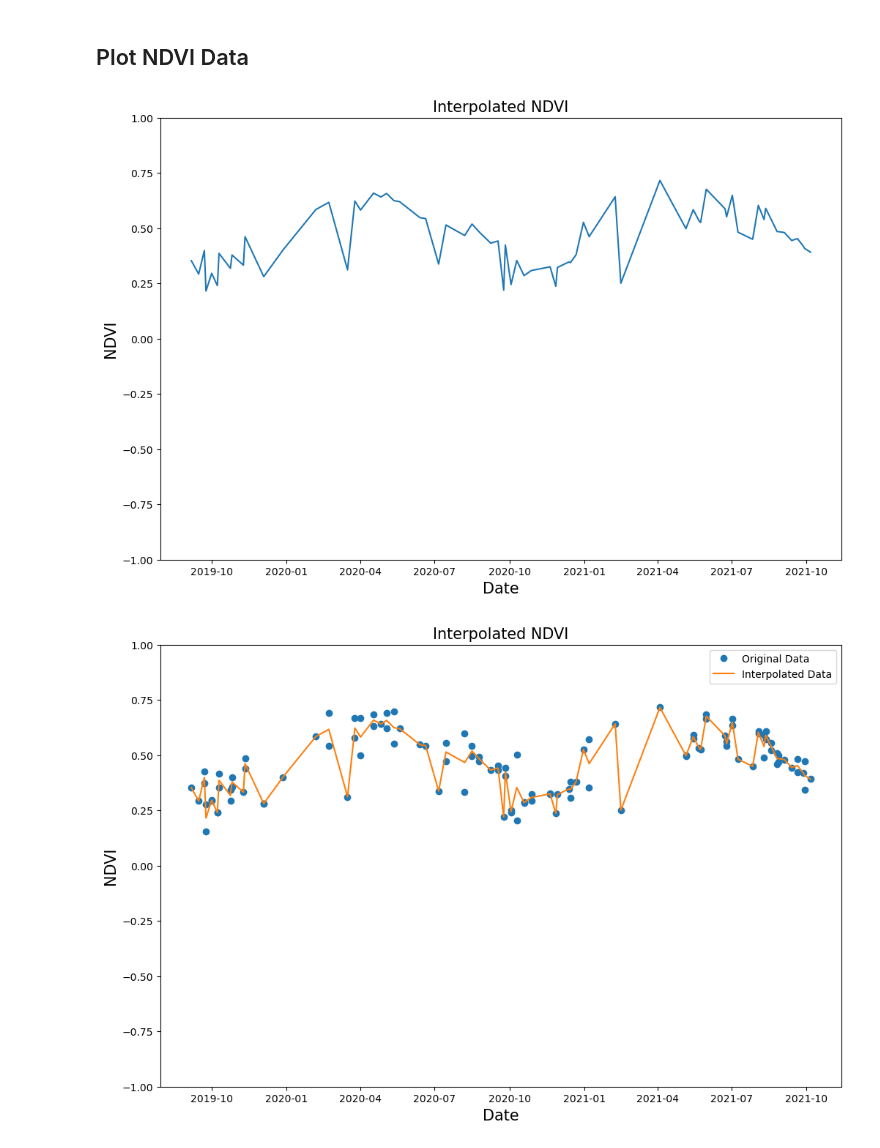
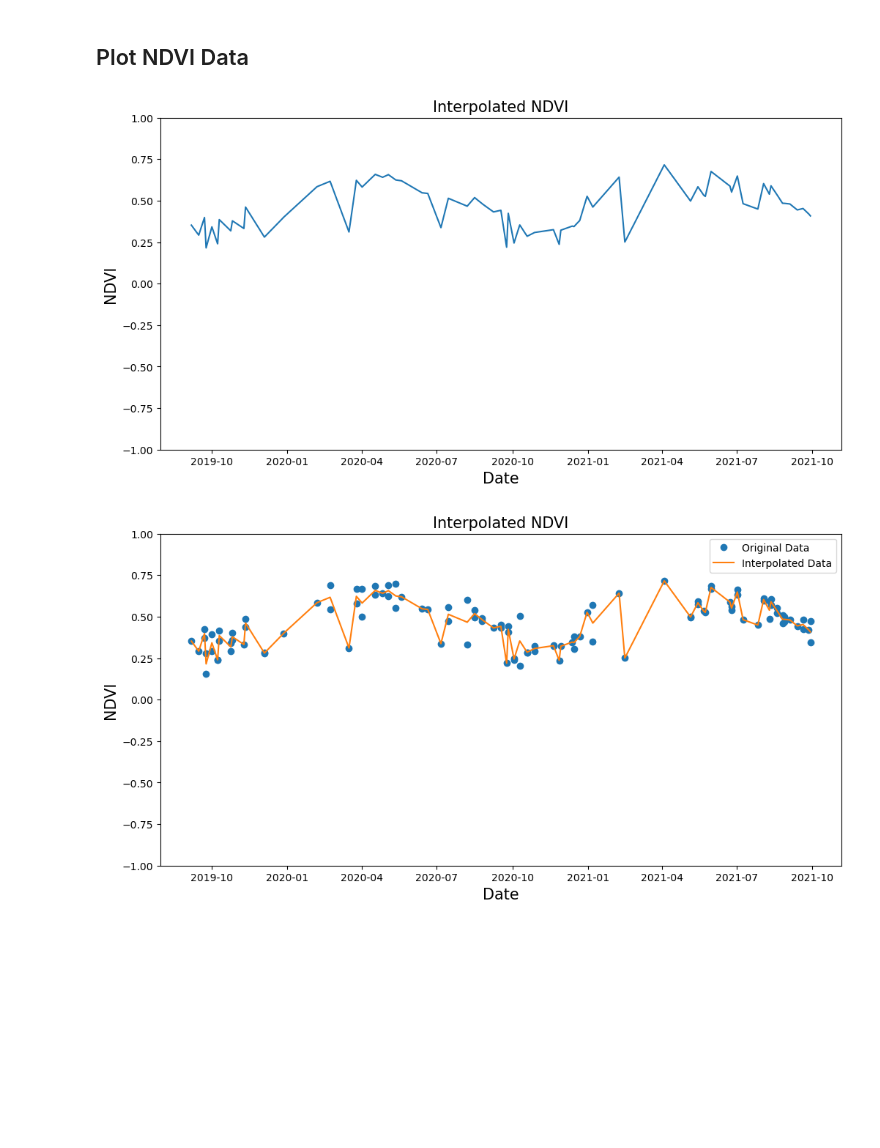
Before and after one commit to https-github-com-Engelbert107/Land_surface_classification_malawi_mozambique, a Jupyter notebook: Notebook/Time-series-NDVI.ipynb, the cells around one changed output. Cells and saved outputs as stored; diff of their text form; code cells hidden in the pictures; blank space fills up the shorter version.

```diff
--- a/Notebook/Time-series-NDVI.ipynb
+++ b/Notebook/Time-series-NDVI.ipynb
@@ -83,9 +93,10 @@ geojson_file = {
 # %%
-# Landsat 8 take images up to 20% cloud coverage
+# Landsat 8 surface reflectance imagery
+# Take images up to 20% cloud coverage
 # Take 2 years image data starting at 2019
 
 landsat = ee.ImageCollection("LANDSAT/LC08/C01/T1_RT_TOA").filter(ee.Filter.lt('CLOUD_COVER', 20)).\
-          filterDate('2019-09-01','2021-10-10')
+          filterDate('2019-09-01','2021-09-30')
 
 
 
@@ -216,17 +227,17 @@ ndvi_df_daily.head(3)
 # %% [markdown]
 ## Plot NDVI Data
 # %%
-plt.figure(figsize=(12,8), dpi=100)
+plt.figure(figsize=(12,6), dpi=100)
 plt.plot(ndvi_df_daily)
 plt.xlabel('Date', fontsize=15)
 plt.ylabel('NDVI', fontsize=15)
 plt.title("Interpolated NDVI", fontsize=15)
 plt.ylim([-1, 1])
 plt.show()
 # %% [output]
-[figure, old version]
+[figure, new version]
 # %%
-plt.figure(figsize=(12,8), dpi=100)
+plt.figure(figsize=(12,6), dpi=100)
 plt.plot(ndvi_df, 'o')
 plt.plot(ndvi_df_daily)
 plt.xlabel('Date', fontsize=15)
@@ -236,4 +247,4 @@ plt.title("Interpolated NDVI", fontsize=15)
 plt.ylim([-1, 1])
 plt.show()
 # %% [output]
-[figure, old version]
+[figure, new version]
```
Also changed, not shown: parts of 9 cells of this notebook.
